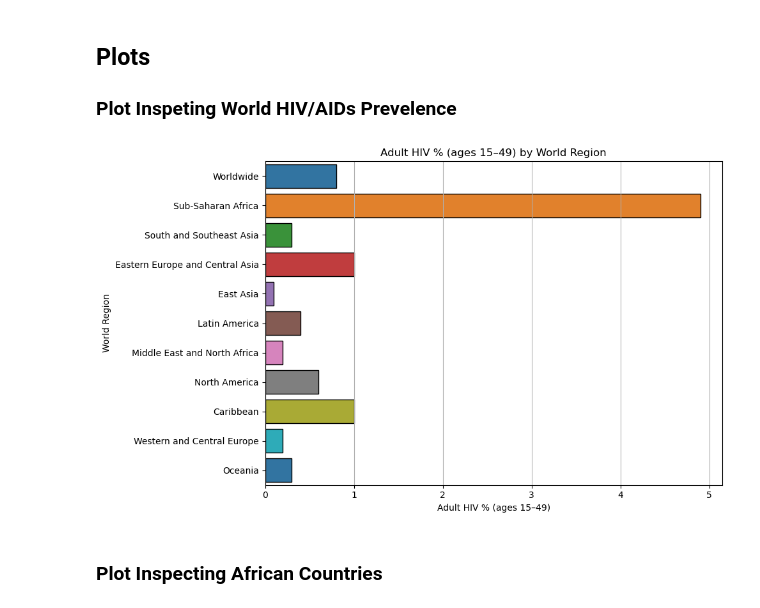
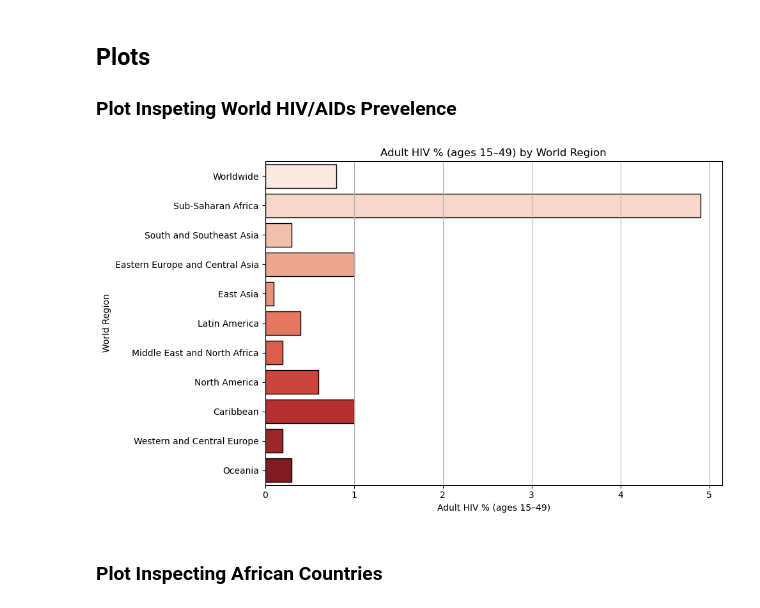
Before and after one commit to KofiBartonByfield/Blog-Code, a Jupyter notebook: Blog Notebook.ipynb, the cells around one changed output. Saved outputs shown, nothing was run; the diff lists cells and outputs as text; code cells hidden in the pictures.

```diff
--- a/Blog Notebook.ipynb
+++ b/Blog Notebook.ipynb
@@ -276,23 +276,24 @@ display(World_df)
 # %%
 
 
 # Plotting
 plt.figure(figsize=(10, 6))
 sns.barplot(data=World_df,
             x='Adult HIV % (ages 15–49)',
             y='World region',
-            palette='tab10',
+            palette='Reds',
             edgecolor='black')
 
 plt.title('Adult HIV % (ages 15–49) by World Region')
 plt.xlabel('Adult HIV % (ages 15–49)')
 plt.ylabel('World Region')
 plt.grid(axis='x')
 plt.tight_layout()
 plt.savefig(r'Images/World_HIV_plot.png')
 plt.show()
+#tab10
 # %% [output]
-[figure, old version]
+[figure, new version]
 # %% [markdown]
 ### Plot Inspecting African Countries
 # %%
```
Also changed, not shown: parts of 5 cells of this notebook, 2 other files.
